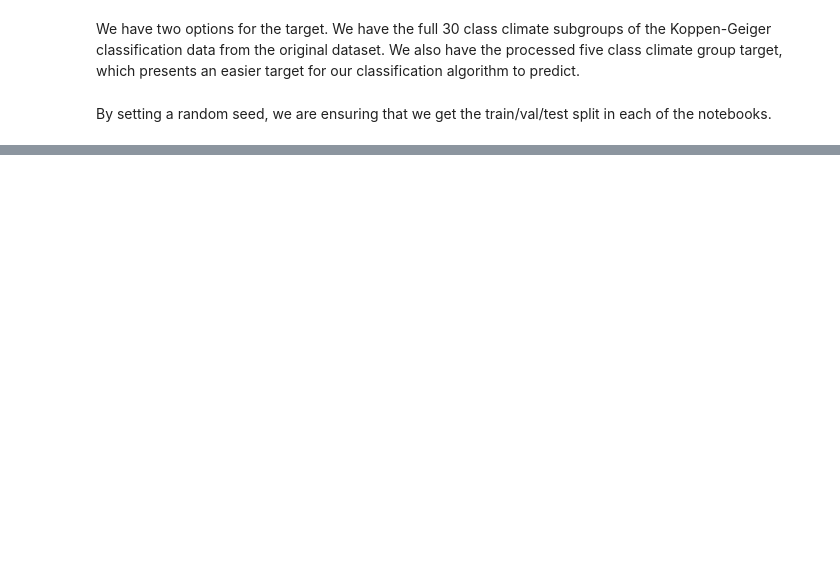
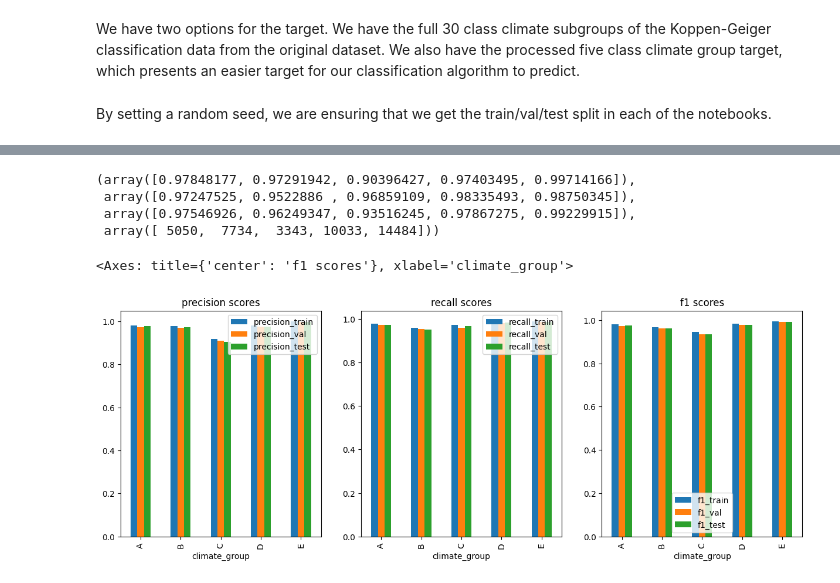
Before and after one commit to MetOffice/ai4c_hackathon, a Jupyter notebook: notebooks/ClimateZones_Evaluation.ipynb, the cells around one changed output, grey strips where cells are left out. Cells and saved outputs as stored; diff of their text form; code cells hidden in the pictures; blank space fills up the shorter version.

Commit message:
#10 Updated the inference and evaluation notebooks to work with saved model and normalisation stats.

```diff
--- a/notebooks/ClimateZones_Evaluation.ipynb
+++ b/notebooks/ClimateZones_Evaluation.ipynb
@@ -196,0 +244,10 @@ dt_clf.fit(X_train, y_train)
+# %%
+%%time
+load_pretrain=True
+if load_pretrain:
+    with open(f'{algorithm_name}.pkl', 'rb') as f:
+        dt_clf = pickle.load(f)
+else:
+    dt_opts = {'max_depth':10, 'min_samples_leaf': 2, 'min_samples_split': 5}
+    dt_clf = sklearn.tree.DecisionTreeClassifier(**dt_opts)
+    dt_clf.fit(X_train, y_train)
@@ -199,3 +261,4 @@ dt_clf
 # %%
 y_pred_train = dt_clf.predict(X_train)
 y_pred_val = dt_clf.predict(X_val)
+y_pred_test = dt_clf.predict(X_test)
@@ -210,0 +274,2 @@ sklearn.metrics.precision_recall_fscore_support(y_train, y_pred_train)
+# %%
+metrics_df = pandas.DataFrame({'climate_group': stats_dict['target_classes']})
@@ -218,0 +290,30 @@ sklearn.metrics.confusion_matrix(target_encoder.inverse_transform(y_train), targ
+# %%
+sklearn.metrics.precision_recall_fscore_support(y_test, y_pred_test)
+# %% [output]
+(array([0.97848177, 0.97291942, 0.90396427, 0.97403495, 0.99714166]),
+ array([0.97247525, 0.9522886 , 0.96859109, 0.98335493, 0.98750345]),
+ array([0.97546926, 0.96249347, 0.93516245, 0.97867275, 0.99229915]),
+ array([ 5050,  7734,  3343, 10033, 14484]))
+# %%
+metrics_df['precision_train'] = sklearn.metrics.precision_score(y_train, y_pred_train, average=None)
+metrics_df['precision_val'] = sklearn.metrics.precision_score(y_val, y_pred_val, average=None)
+metrics_df['precision_test'] = sklearn.metrics.precision_score(y_test, y_pred_test, average=None)
+metrics_df['recall_train'] = sklearn.metrics.recall_score(y_train, y_pred_train, average=None)
+metrics_df['recall_val'] = sklearn.metrics.recall_score(y_val, y_pred_val, average=None)
+metrics_df['recall_test'] = sklearn.metrics.recall_score(y_test, y_pred_test, average=None)
+metrics_df['f1_train'] = sklearn.metrics.f1_score(y_train, y_pred_train, average=None)
+metrics_df['f1_val'] = sklearn.metrics.f1_score(y_val, y_pred_val, average=None)
+metrics_df['f1_test'] = sklearn.metrics.f1_score(y_test, y_pred_test, average=None)
+# %%
+fig1 = matplotlib.pyplot.figure(figsize=(15,5))
+ax1 = fig1.add_subplot(1,3,1,title = 'precision scores')
+metrics_df.plot.bar(x='climate_group',y=['precision_train','precision_val','precision_test'], ax=ax1)
+
+ax1 = fig1.add_subplot(1,3,2,title = 'recall scores')
+metrics_df.plot.bar(x='climate_group',y=['recall_train','recall_val','recall_test'], ax=ax1)
+
+ax1 = fig1.add_subplot(1,3,3,title = 'f1 scores')
+metrics_df.plot.bar(x='climate_group',y=['f1_train','f1_val','f1_test'], ax=ax1)
+# %% [output]
+<Axes: title={'center': 'f1 scores'}, xlabel='climate_group'>
+[figure, added]
```
Also changed, not shown: parts of 47 cells of this notebook, 1 other file.
